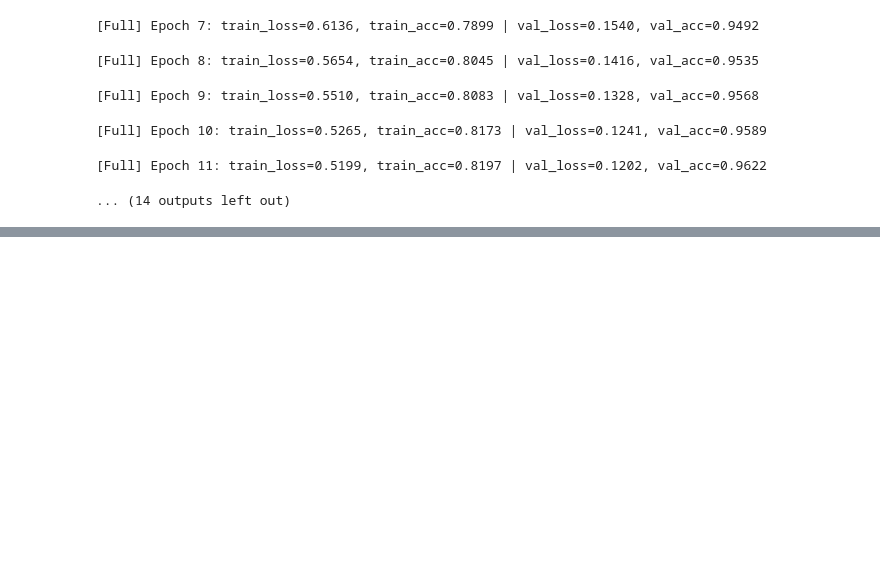
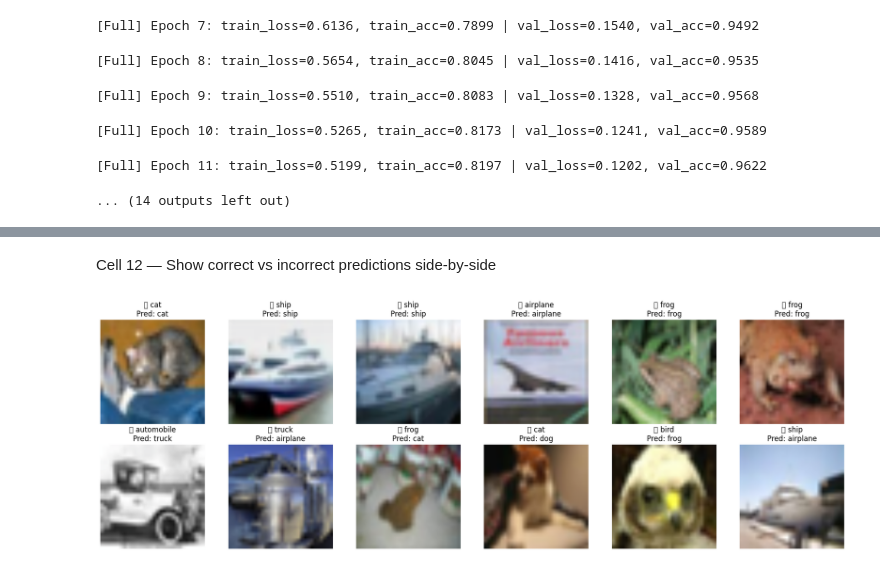
Before and after one commit to nahidibnaharun/AI-and-ML-and-Pattern-Recognition, a Jupyter notebook: CIFAR-10/CIFAR_10.ipynb, the cells around one changed output, grey strips where cells are left out. Saved outputs shown, nothing was run; the diff lists cells and outputs as text; code cells hidden in the pictures; blank space fills up the shorter version.

```diff
--- a/CIFAR-10/CIFAR_10.ipynb
+++ b/CIFAR-10/CIFAR_10.ipynb
@@ -403,0 +450,40 @@ plot_training(history)
+# %% [markdown]
+Cell 12 — Show correct vs incorrect predictions side-by-side
+# %%
+# Cell 12: Show correct vs wrong predictions (top row: correct, bottom row: wrong)
+def show_correct_incorrect(model, dataset, n=6):
+    model.eval()
+    correct = []
+    wrong = []
+    with torch.no_grad():
+        for i in range(len(dataset)):
+            img, label = dataset[i]
+            out = model(img.unsqueeze(0).to(device))
+            pred = int(out.argmax(1).cpu().numpy())
+            if pred == label:
+                if len(correct) < n:
+                    correct.append((img, label, pred))
+            else:
+                if len(wrong) < n:
+                    wrong.append((img, label, pred))
+            if len(correct) >= n and len(wrong) >= n:
+                break
+
+    rows = 2
+    cols = n
+    fig, axes = plt.subplots(rows, cols, figsize=(3*cols, 6))
+    for j, (img, label, pred) in enumerate(correct):
+        axes[0,j].imshow(denormalize(img))
+        axes[0,j].set_title(f"✅ {dataset.classes[label]}\nPred: {dataset.classes[pred]}")
+        axes[0,j].axis('off')
+    for j, (img, label, pred) in enumerate(wrong):
+        axes[1,j].imshow(denormalize(img))
+        axes[1,j].set_title(f"❌ {dataset.classes[label]}\nPred: {dataset.classes[pred]}")
+        axes[1,j].axis('off')
+    plt.tight_layout()
+    plt.show()
+
+# Example usage
+show_correct_incorrect(model, test_dataset, n=6)
+# %% [output]
+[figure, added]
```
Also changed, not shown: parts of 13 cells of this notebook.
